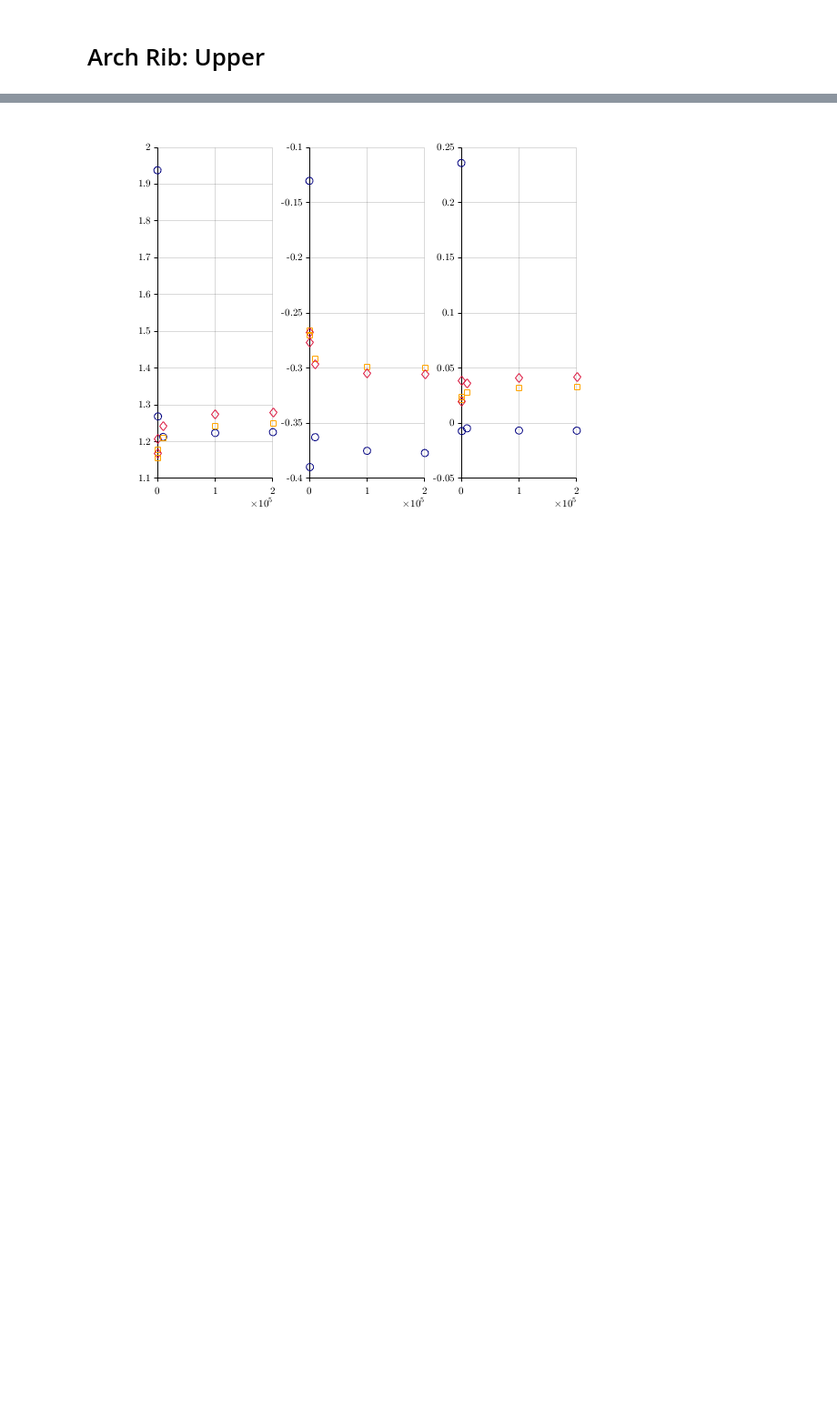
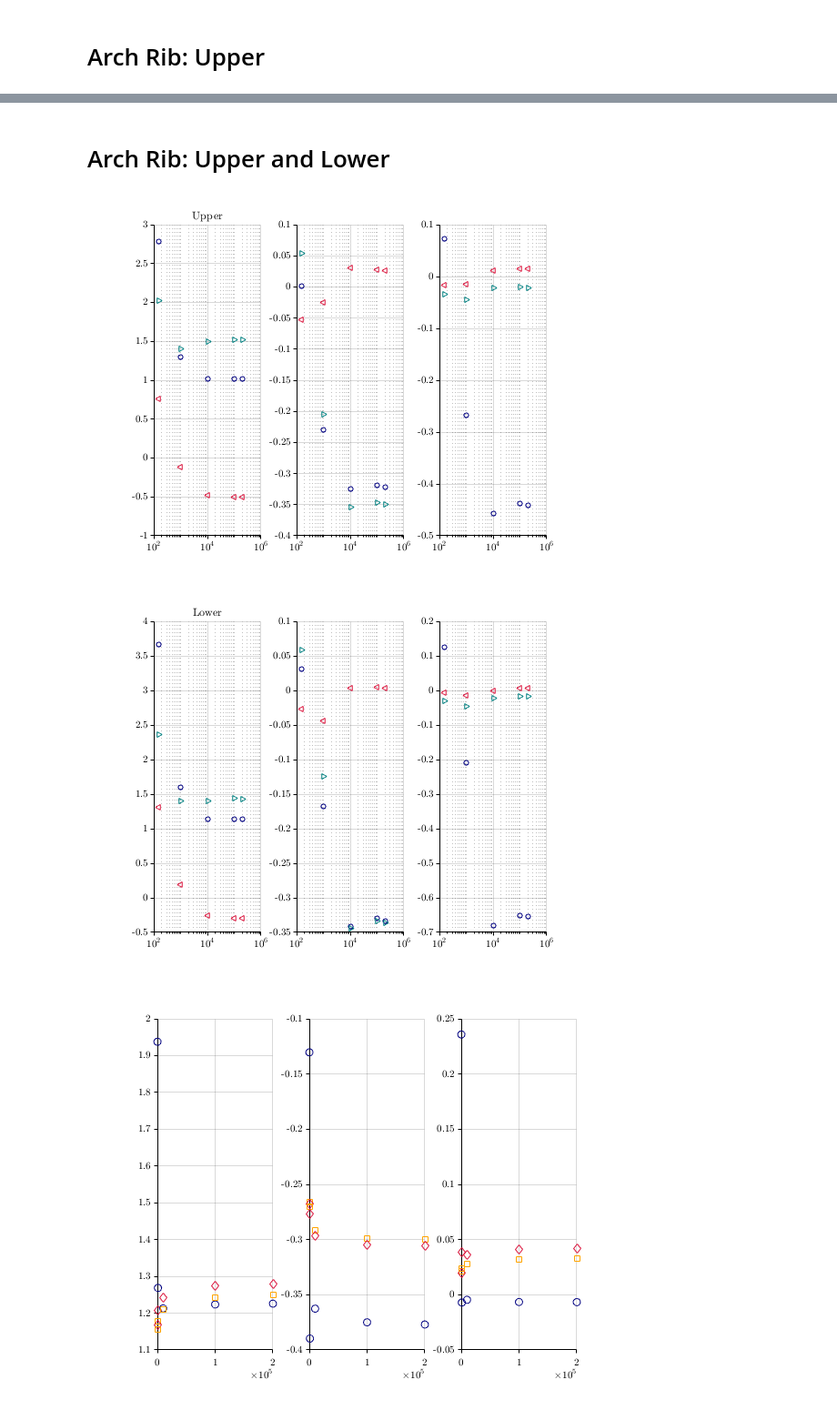
Before and after one commit to seoha0kim/openfoam_seo, a Jupyter notebook: wtt/yjn2/cfd_200915.ipynb, the cells around one changed output, grey strips where cells are left out. Shown at 91% size. Drawn from its saved outputs; the diff is of its cells as text; code cells hidden in the pictures; blank space fills up the shorter version.

```diff
--- a/wtt/yjn2/cfd_200915.ipynb
+++ b/wtt/yjn2/cfd_200915.ipynb
@@ -1875,3 +2111,65 @@ ans =
+# %% [markdown]
+# Arch Rib: Upper and Lower
+# %%
+figure(1)
+clf
+id_pause = true;
+for ii=1:length(sb1.sb.Re_pool)
+    for jj=1:3
+        subplot(1,3,jj)
+        semilogx(sb1.sb.Re_pool(ii), ...
+            sb1.sb.res(ii).C.DLM(1,jj), 'o', 'Color', rgb('Navy'),'MarkerSize',6-2)
+    end
+    if id_pause
+        gcfG;gcfH;gcfLFont;gcfS;%gcfP
+        id_pause = false;
+    end
+    kk = 2;
+    for jj = 1:3
+        subplot(1,3,jj)
+        semilogx(sb1.sb.Re_pool(ii), ...
+            sb1.sb.res(ii).C.DLM(kk,jj), '>','Color',rgb('Teal'),'MarkerSize',6-2)
+    end
+    kk = 3;
+    for jj = 1:3
+        subplot(1,3,jj)
+        semilogx(sb1.sb.Re_pool(ii), ...
+            sb1.sb.res(ii).C.DLM(kk,jj), '<','Color',rgb('Crimson'),'MarkerSize',6-2)
+    end
+
+end
+subplot(131), title('Lower')
+figure(2)
+clf
+id_pause = true;
+for ii=1:length(sb0.sb.Re_pool)
+    for jj=1:3
+        subplot(1,3,jj)
+        semilogx(sb0.sb.Re_pool(ii), ...
+            sb0.sb.res(ii).C.DLM(1,jj), 'o', 'Color', rgb('Navy'),'MarkerSize',6-2)
+    end
+    if id_pause
+        gcfG;gcfH;gcfLFont;gcfS;%gcfP
+        id_pause = false;
+    end
+    kk = 2;
+    for jj = 1:3
+        subplot(1,3,jj)
+        semilogx(sb0.sb.Re_pool(ii), ...
+            sb0.sb.res(ii).C.DLM(kk,jj), '>','Color',rgb('Teal'),'MarkerSize',6-2)
+    end
+    kk = 3;
+    for jj = 1:3
+        subplot(1,3,jj)
+        semilogx(sb0.sb.Re_pool(ii), ...
+            sb0.sb.res(ii).C.DLM(kk,jj), '<','Color',rgb('Crimson'),'MarkerSize',6-2)
+    end
+
+end
+subplot(131), title('Upper')
+# %% [output]
+[figure, added]
+[figure, added]
 # %%
 load rib_upper_turbulentSST1_Re200000.mat
 # %%
```
Also changed, not shown: parts of 102 cells of this notebook, 15 other files.
